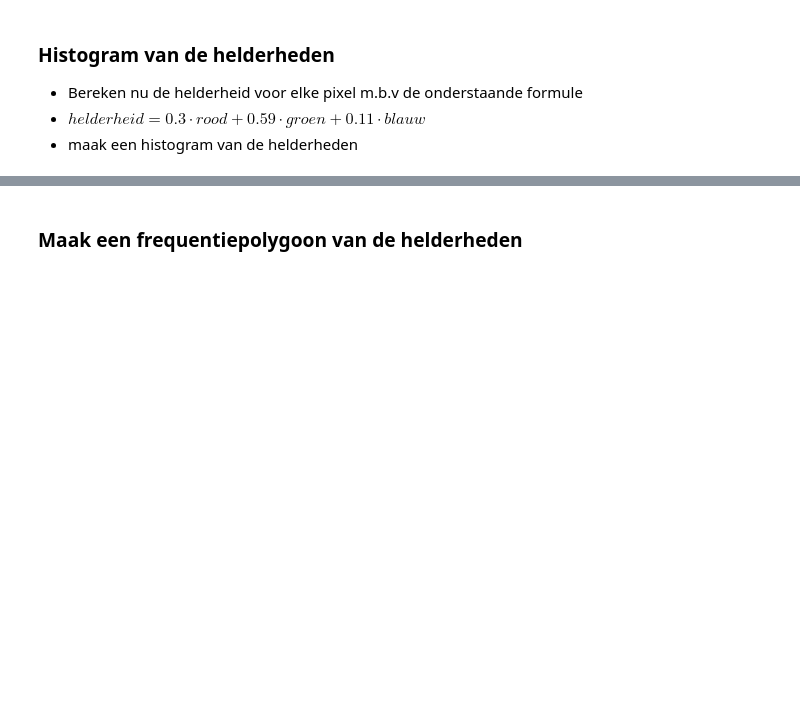
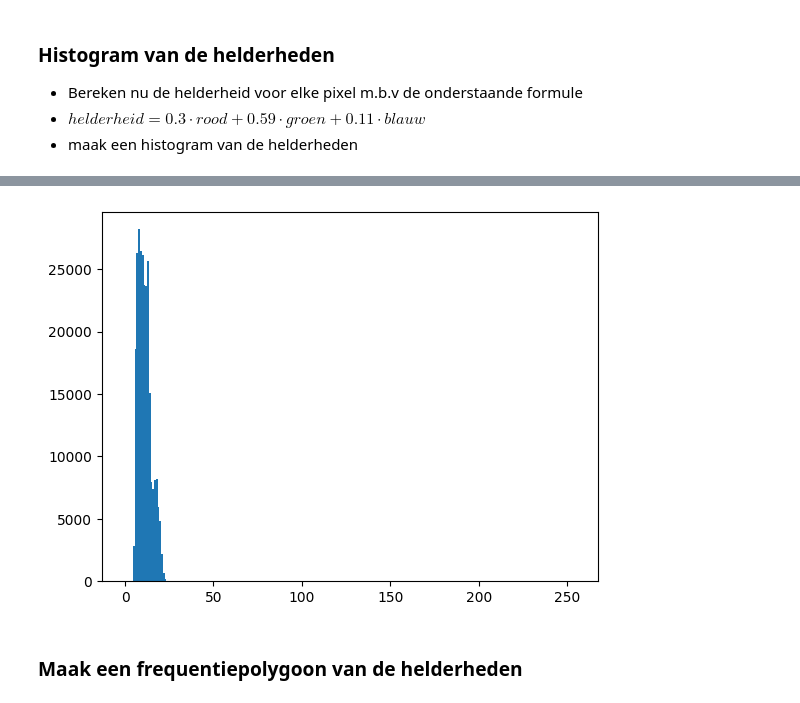
Before and after one commit to runevanbossuyt/PyCharm-Projects-DataScience1, a Jupyter notebook: W16P3/4_Opgaveboek - beeldverwerking.ipynb, the cells around one changed output, grey strips where cells are left out. Saved outputs shown, nothing was run; the diff lists cells and outputs as text; code cells hidden in the pictures; blank space fills up the shorter version.

```diff
--- a/W16P3/4_Opgaveboek - beeldverwerking.ipynb
+++ b/W16P3/4_Opgaveboek - beeldverwerking.ipynb
@@ -27,0 +30,8 @@ Hint: maak gebruik van de library "Pillow"
+# %%
+# (1)
+# Open de afbeelding met Image.open()
+img = Image.open("data/Lenna.png")
+# %%
+# (2)
+# Converteer de afbeelding naar een NumPy-array met np.array()
+arrayImg = np.array(img)
@@ -55,0 +65,10 @@ Hint: maak gebruik van de library "Pillow"
+# %%
+# helderheid = []
+# for r in arrayImg[:,:,0]:
+#     for g in arrayImg[:,:,1]:
+#         for b in arrayImg[:,:,2]:
+#             helderheid.append(0.3 * r + 0.59 * g + 0.11 * b)
+
+helderheid = 0.3 * arrayImg[:,:,0] + 0.59 * arrayImg[:,:,1] + 0.11 * arrayImg[:,:,2]
+
+print(helderheid) # TEST
@@ -56,2 +83,9 @@ Hint: maak gebruik van de library "Pillow"
+# %%
+hist, bins = np.histogram(helderheid, bins=256, range=(0,255))
+
+plt.bar(bins[:-1], hist, width=1)
+plt.show()
+# %% [output]
+[figure, added]
 # %% [markdown]
 ### Maak een frequentiepolygoon van de helderheden
```
Also changed, not shown: parts of 20 cells of this notebook, 6 other files.
